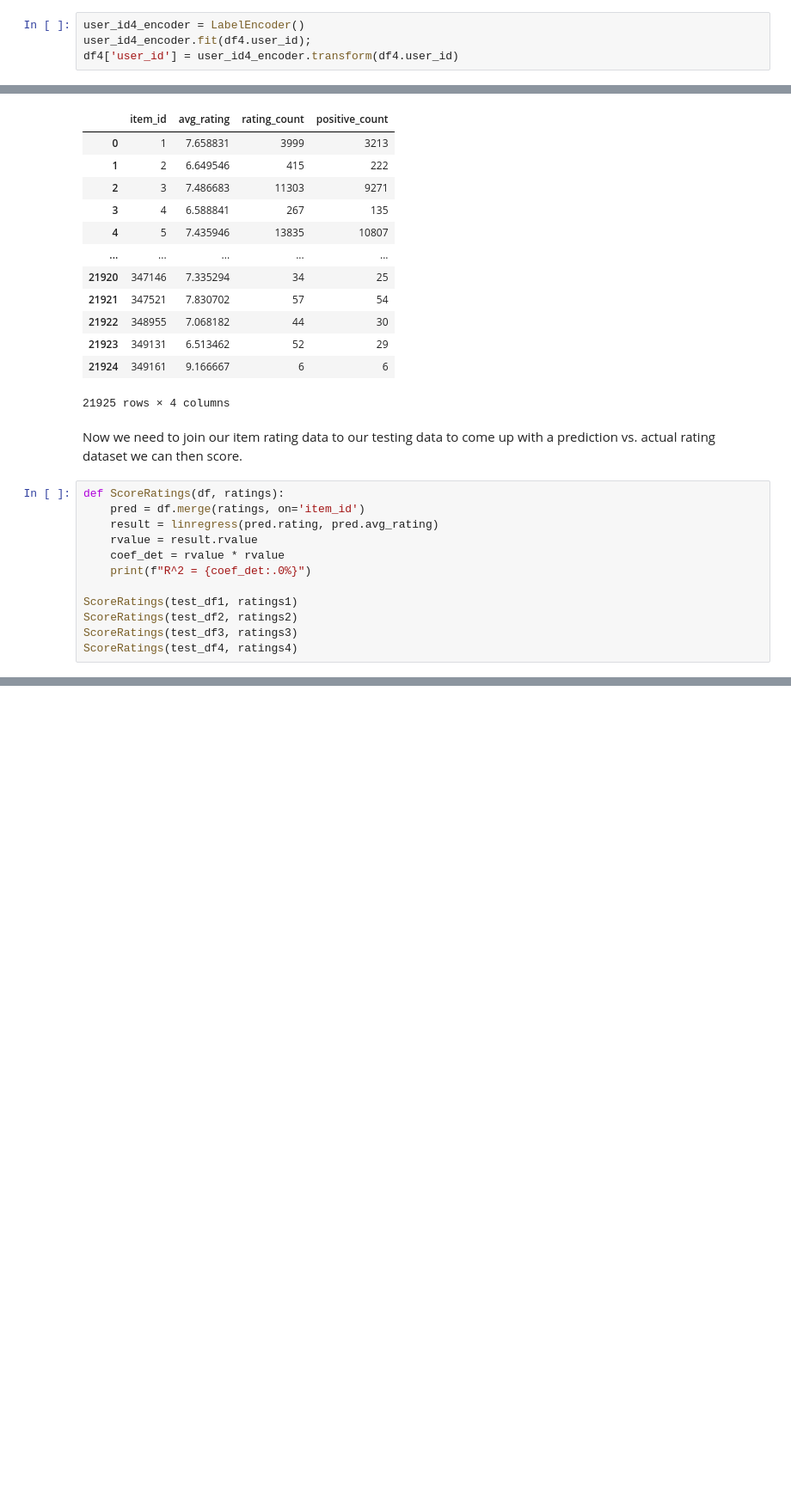
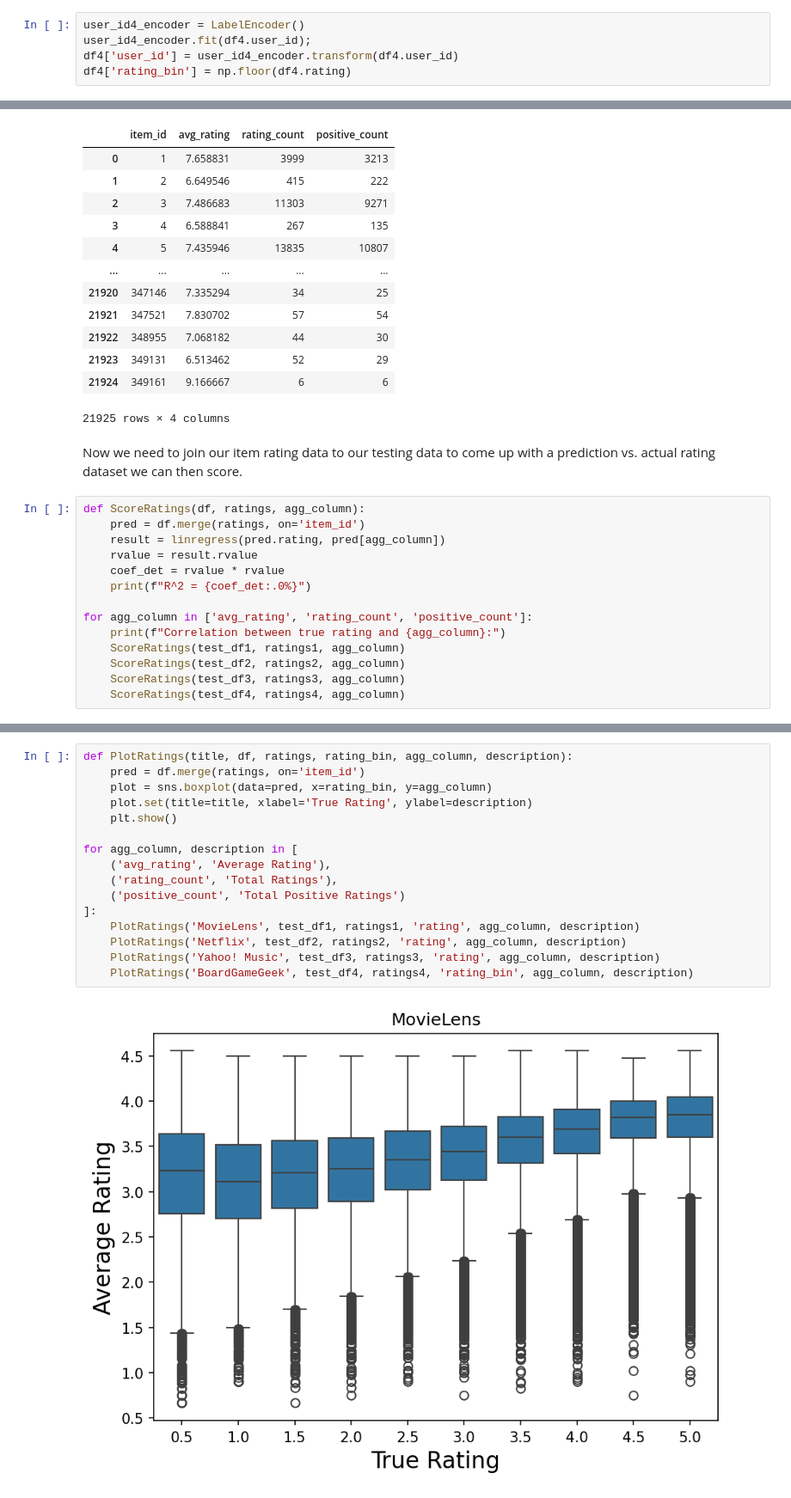
Before and after one commit to jmfb/csc6711-project3, a Jupyter notebook: Project3.ipynb, the cells around one changed output, grey strips where cells are left out. Shown: that part at 86% size. Drawn from its saved outputs; the diff is of its cells as text; blank space fills up the shorter version.

Commit message:
Okay, figured out the correlation and graphing stuff.

```diff
--- a/Project3.ipynb
+++ b/Project3.ipynb
@@ -46,6 +46,7 @@ We need to tweak the data for BoardGameGeek.  It has user_id as a string and we
 user_id4_encoder = LabelEncoder()
 user_id4_encoder.fit(df4.user_id);
 df4['user_id'] = user_id4_encoder.transform(df4.user_id)
+df4['rating_bin'] = np.floor(df4.rating)
 # %% [markdown]
 Next, let us split the datasets into 75/25 train/test subsets.  We will define a helper function `TrainTestSplit` to do that.
 # %%
@@ -152,15 +153,17 @@ ratings4 = GenerateItemRatings(train_df4, 7)
 # %% [markdown]
 Now we need to join our item rating data to our testing data to come up with a prediction vs. actual rating dataset we can then score.
 # %%
-def ScoreRatings(df, ratings):
+def ScoreRatings(df, ratings, agg_column):
     pred = df.merge(ratings, on='item_id')
-    result = linregress(pred.rating, pred.avg_rating)
+    result = linregress(pred.rating, pred[agg_column])
     rvalue = result.rvalue
     coef_det = rvalue * rvalue
     print(f"R^2 = {coef_det:.0%}")
 
-ScoreRatings(test_df1, ratings1)
-ScoreRatings(test_df2, ratings2)
-ScoreRatings(test_df3, ratings3)
-ScoreRatings(test_df4, ratings4)
+for agg_column in ['avg_rating', 'rating_count', 'positive_count']:
+    print(f"Correlation between true rating and {agg_column}:")
+    ScoreRatings(test_df1, ratings1, agg_column)
+    ScoreRatings(test_df2, ratings2, agg_column)
+    ScoreRatings(test_df3, ratings3, agg_column)
+    ScoreRatings(test_df4, ratings4, agg_column)
 # %% [output]
@@ -178,0 +187,18 @@ Should we train a model for predictions?
+# %%
+def PlotRatings(title, df, ratings, rating_bin, agg_column, description):
+    pred = df.merge(ratings, on='item_id')
+    plot = sns.boxplot(data=pred, x=rating_bin, y=agg_column)
+    plot.set(title=title, xlabel='True Rating', ylabel=description)
+    plt.show()
+
+for agg_column, description in [
+    ('avg_rating', 'Average Rating'),
+    ('rating_count', 'Total Ratings'),
+    ('positive_count', 'Total Positive Ratings')
+]:
+    PlotRatings('MovieLens', test_df1, ratings1, 'rating', agg_column, description)
+    PlotRatings('Netflix', test_df2, ratings2, 'rating', agg_column, description)
+    PlotRatings('Yahoo! Music', test_df3, ratings3, 'rating', agg_column, description)
+    PlotRatings('BoardGameGeek', test_df4, ratings4, 'rating_bin', agg_column, description)
+# %% [output]
+[figure, added]
```
Also changed, not shown: parts of 5 cells of this notebook.
